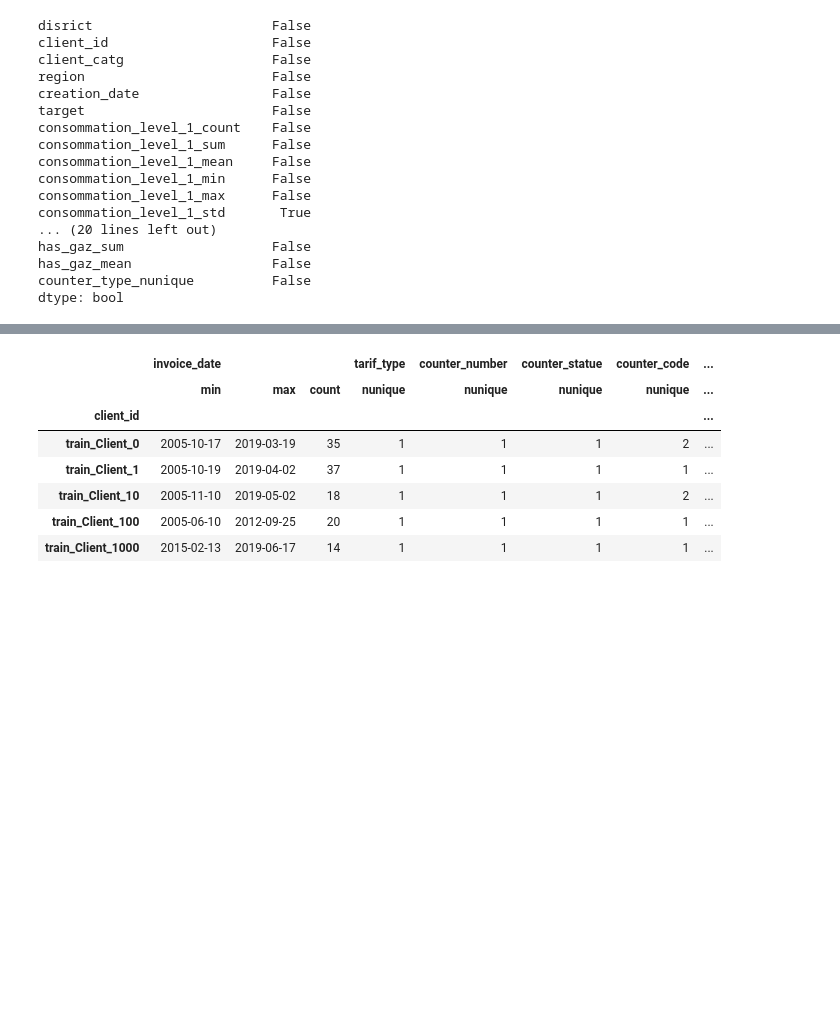
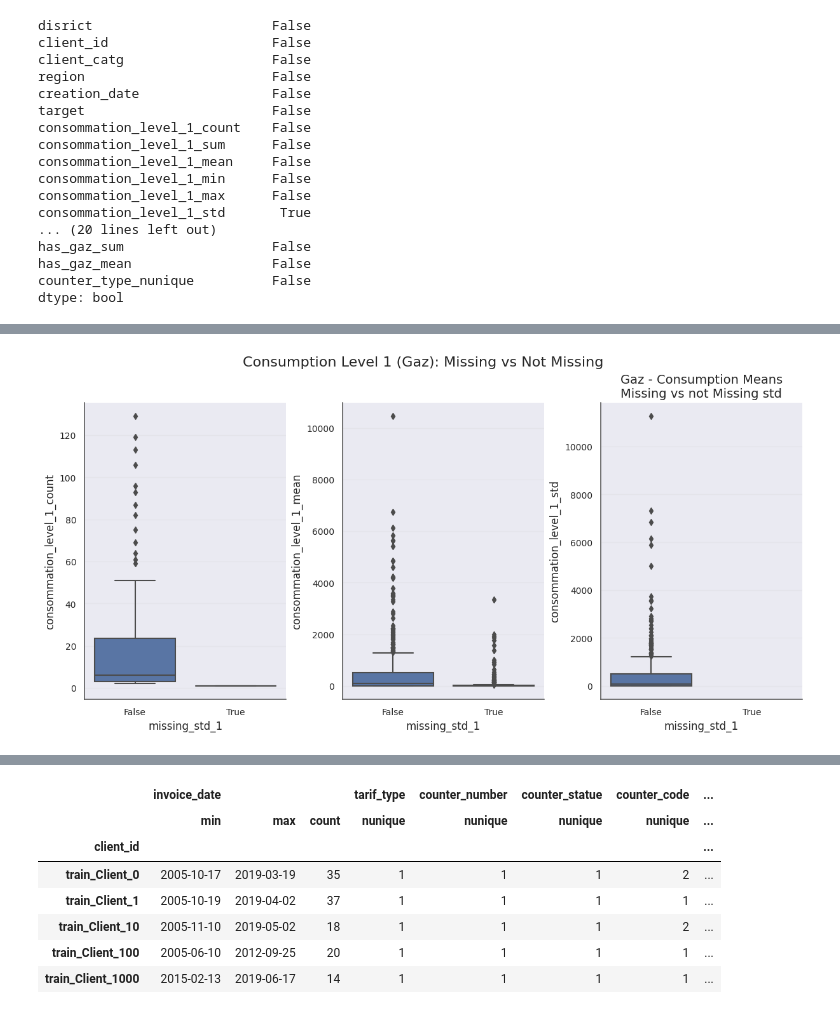
Before and after one commit to Rackkoun/ds-ml-project, a Jupyter notebook: notebooks/ml_challenge_fraud_detection_rackkoun.ipynb, the cells around one changed output, grey strips where cells are left out. Saved outputs shown, nothing was run; the diff lists cells and outputs as text; code cells hidden in the pictures; blank space fills up the shorter version.

```diff
--- a/notebooks/ml_challenge_fraud_detection_rackkoun.ipynb
+++ b/notebooks/ml_challenge_fraud_detection_rackkoun.ipynb
@@ -560,0 +634,3 @@ dtype: bool
+# %%
+train_data_df = train_data_df.drop(columns=["target"])
+train_data_df = train_data_df.rename(columns={1.0: "target"})
@@ -560,0 +645,4 @@ dtype: bool
+# %%
+has_gasdf = train_data_df[(train_data_df["has_gaz_sum"] > 0) & (train_data_df["counter_type_nunique"] == 1)].copy()
+has_elecdf = train_data_df[(train_data_df["has_elec_sum"] > 0) & (train_data_df["counter_type_nunique"] == 1)].copy()
+has_gas_and_elecdf = train_data_df[(train_data_df["counter_type_nunique"] == 2)].copy()
@@ -560,0 +670,5 @@ dtype: bool
+# %%
+has_gasdf["missing_std_1"] = has_gasdf["consommation_level_1_std"].isna()
+has_elecdf["missing_std_1"] = has_elecdf["consommation_level_1_std"].isna()
+has_gas_and_elecdf["missing_std_1"] = has_gas_and_elecdf["consommation_level_1_std"].isna()
+has_gasdf.head()
@@ -560,0 +683,31 @@ dtype: bool
+# %%
+missing_data_std_1 = [
+        "consommation_level_1_count",
+        "consommation_level_1_mean",
+        "consommation_level_1_std"
+]
+
+def plot_consumption_distribution(consumption_df, consumpt_cols, title):
+
+
+    fig, axes = plt.subplots(1, 3)
+    fig.suptitle(f"Consumption Level 1 ({title}): Missing vs Not Missing")
+
+    axes = axes.flatten()
+    for idx, col_name in enumerate(consumpt_cols):
+        sns.boxplot(
+        data=consumption_df,
+        x="missing_std_1",
+        y=col_name,
+        ax=axes[idx]
+        )
+        # axes[idx].set_title(f" {col_name}\nMissing vs Not Missing")
+
+
+    plt.title(f"{title} - Consumption Means\nMissing vs not Missing std")
+    plt.tight_layout()
+    plt.show()
+# %%
+plot_consumption_distribution(has_gasdf, missing_data_std_1, "Gaz")
+# %% [output]
+[figure, added]
```
Also changed, not shown: parts of 30 cells of this notebook.
